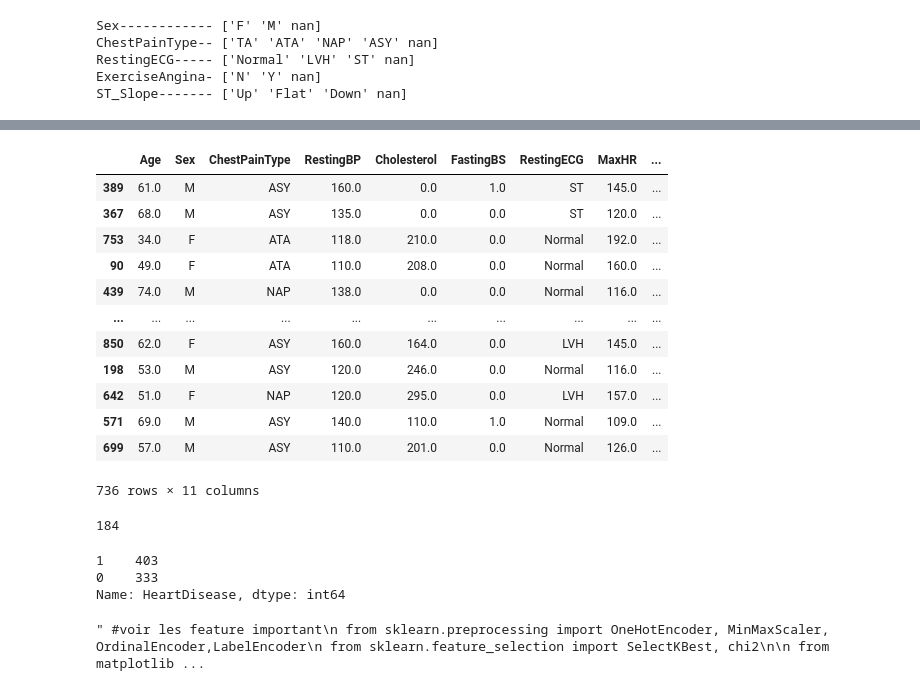
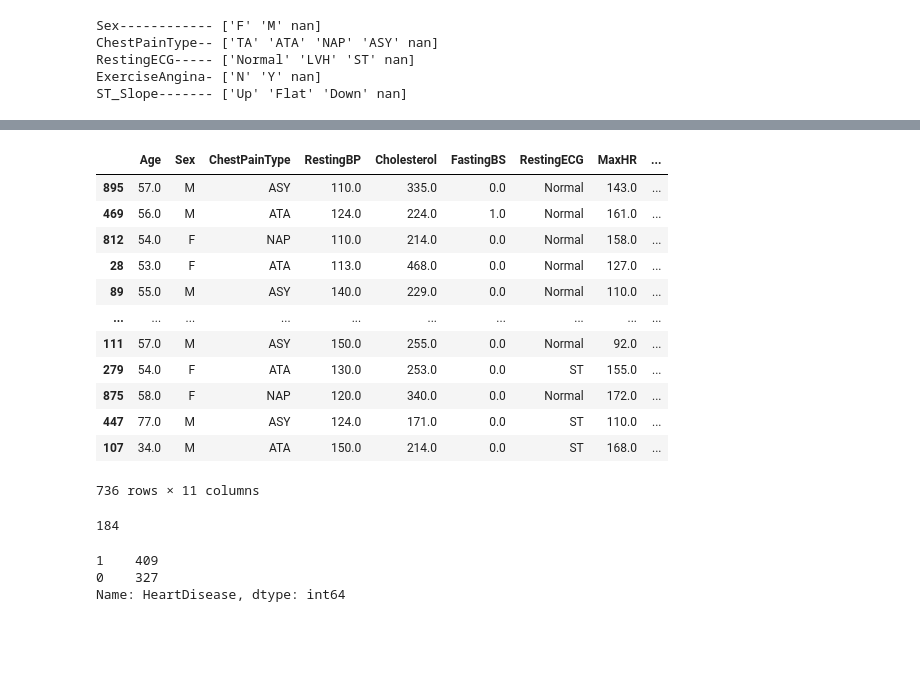
Before and after one commit to ddfadela/heart-disease, a Jupyter notebook: heart disease.ipynb, the cells around one changed output, grey strips where cells are left out. Cells and saved outputs as stored; diff of their text form; code cells hidden in the pictures; blank space fills up the shorter version.

```diff
--- a/heart disease.ipynb
+++ b/heart disease.ipynb
@@ -178,23 +202,23 @@ from sklearn.model_selection import train_test_split
 # %%
 #suppression des valeur manquante et split data
 X1 = data.dropna( axis=0)
 X = X1.iloc[:, :-1]
 y = X1.iloc[:,-1]
-X_train, X_test, y_train, y_test = train_test_split(X, y, test_size=.2,random_state=0)
+X_train, X_test, y_train, y_test = train_test_split(X, y, test_size=0.2,random_state=42)
 X_train
 # %% [output]
 |  | Age | Sex | ChestPainType | RestingBP | Cholesterol | FastingBS | RestingECG | MaxHR | ... |
-| 389 | 61.0 | M | ASY | 160.0 | 0.0 | 1.0 | ST | 145.0 | ... |
-| 367 | 68.0 | M | ASY | 135.0 | 0.0 | 0.0 | ST | 120.0 | ... |
-| 753 | 34.0 | F | ATA | 118.0 | 210.0 | 0.0 | Normal | 192.0 | ... |
-| 90 | 49.0 | F | ATA | 110.0 | 208.0 | 0.0 | Normal | 160.0 | ... |
-| 439 | 74.0 | M | NAP | 138.0 | 0.0 | 0.0 | Normal | 116.0 | ... |
+| 895 | 57.0 | M | ASY | 110.0 | 335.0 | 0.0 | Normal | 143.0 | ... |
+| 469 | 56.0 | M | ATA | 124.0 | 224.0 | 1.0 | Normal | 161.0 | ... |
+| 812 | 54.0 | F | NAP | 110.0 | 214.0 | 0.0 | Normal | 158.0 | ... |
+| 28 | 53.0 | F | ATA | 113.0 | 468.0 | 0.0 | Normal | 127.0 | ... |
+| 89 | 55.0 | M | ASY | 140.0 | 229.0 | 0.0 | Normal | 110.0 | ... |
 | ... | ... | ... | ... | ... | ... | ... | ... | ... | ... |
-| 850 | 62.0 | F | ASY | 160.0 | 164.0 | 0.0 | LVH | 145.0 | ... |
-| 198 | 53.0 | M | ASY | 120.0 | 246.0 | 0.0 | Normal | 116.0 | ... |
-| 642 | 51.0 | F | NAP | 120.0 | 295.0 | 0.0 | LVH | 157.0 | ... |
-| 571 | 69.0 | M | ASY | 140.0 | 110.0 | 1.0 | Normal | 109.0 | ... |
-| 699 | 57.0 | M | ASY | 110.0 | 201.0 | 0.0 | Normal | 126.0 | ... |
+| 111 | 57.0 | M | ASY | 150.0 | 255.0 | 0.0 | Normal | 92.0 | ... |
+| 279 | 54.0 | F | ATA | 130.0 | 253.0 | 0.0 | ST | 155.0 | ... |
+| 875 | 58.0 | F | NAP | 120.0 | 340.0 | 0.0 | Normal | 172.0 | ... |
+| 447 | 77.0 | M | ASY | 124.0 | 171.0 | 0.0 | ST | 110.0 | ... |
+| 107 | 34.0 | M | ATA | 150.0 | 214.0 | 0.0 | ST | 168.0 | ... |
 736 rows × 11 columns
 # %%
 X_test.value_counts().sum()
@@ -203,39 +227,6 @@ X_test.value_counts().sum()
 # %%
 y_train.value_counts()
 # %% [output]
-1    403
-0    333
+1    409
+0    327
 Name: HeartDisease, dtype: int64
-# %%
-   """ #voir les feature important
-    from sklearn.preprocessing import OneHotEncoder, MinMaxScaler, OrdinalEncoder,LabelEncoder
-    from sklearn.feature_selection import SelectKBest, chi2
-
-    from matplotlib import pyplot
-    # prepare input data
-    def prepare_inputs(X_train, X_test):
-    oe = OrdinalEncoder(handle_unknown='use_encoded_value', unknown_value=-1)
-    oe.fit(X_train)
-    X_train_enc = oe.transform(X_train)
-    X_test_enc = oe.transform(X_test)
-    return X_train_enc, X_test_enc
-    # feature selection
-    def select_features(X_train, y_train, X_test):
-    fs = SelectKBest(score_func=chi2, k=8)
-    fs.fit(X_train, y_train)
-    X_train_fs = fs.transform(X_train)
-    X_test_fs = fs.transform(X_test)
-    return X_train_fs, X_test_fs, fs
-    X_train_enc, X_test_enc = prepare_inputs(X_train, X_test)
-
-    # feature selection
-    X_train_fs, X_test_fs, fs = select_features(X_train_enc, y_train, X_test_enc)
-    # what are scores for the features
-    l=list(data.columns)
-    for i in range(len(fs.scores_)):
-    print(   f'{l[i] :-<15}' ,(i, fs.scores_[i]))
-    # plot the scores
-    pyplot.bar([i for i in range(len(fs.scores_))], fs.scores_,color='orange')
-    pyplot.show() """
-# %% [output]
-" #voir les feature important\n from sklearn.preprocessing import OneHotEncoder, MinMaxScaler, OrdinalEncoder,LabelEncoder\n from sklearn.feature_selection import SelectKBest, chi2\n\n from matplotlib ...
```
Also changed, not shown: parts of 21 cells of this notebook, 14 other files.
